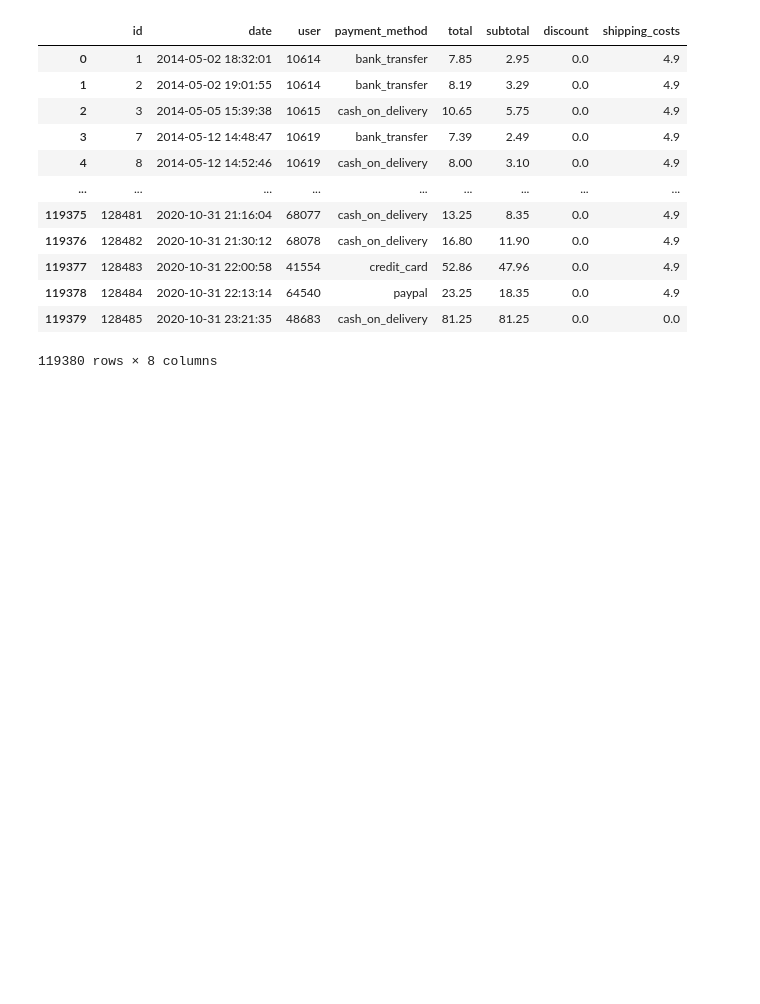
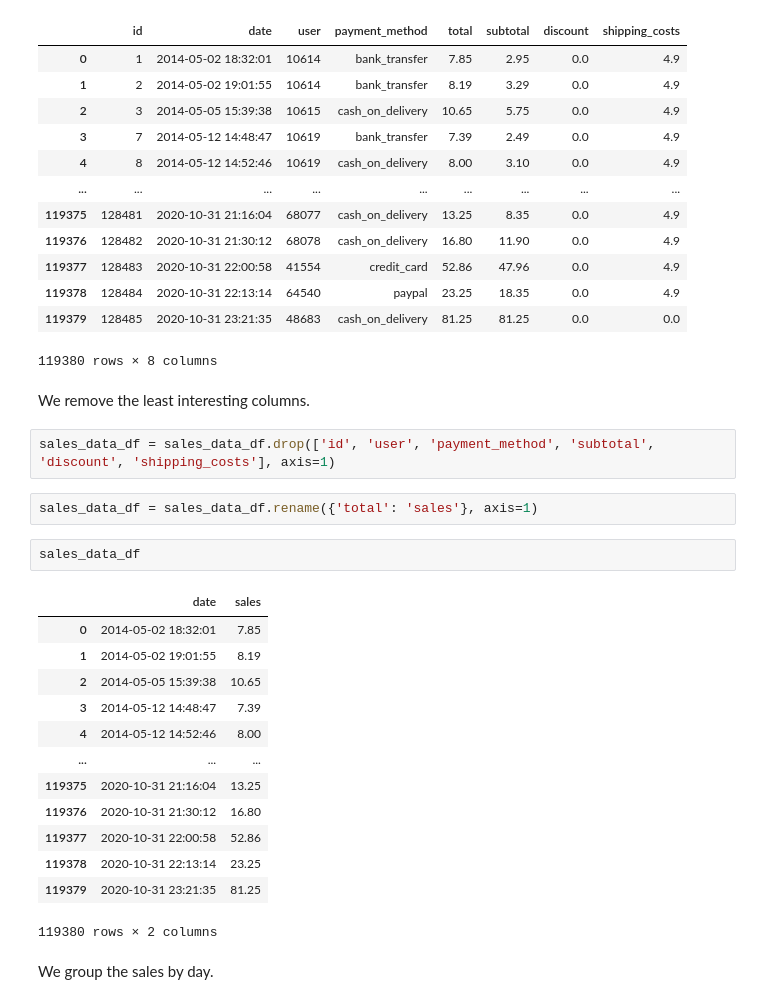
Before and after one commit to carrascosanchez/master-thesis, a Jupyter notebook: master-thesis.ipynb, the cells around one changed output. Drawn from its saved outputs; the diff is of its cells as text; blank space fills up the shorter version.

```diff
--- a/master-thesis.ipynb
+++ b/master-thesis.ipynb
@@ -50,3 +42,27 @@ sales_data_df
 | 119378 | 128484 | 2020-10-31 22:13:14 | 64540 | paypal | 23.25 | 18.35 | 0.0 | 4.9 |
 | 119379 | 128485 | 2020-10-31 23:21:35 | 48683 | cash_on_delivery | 81.25 | 81.25 | 0.0 | 0.0 |
 119380 rows × 8 columns
+# %% [markdown]
+We remove the least interesting columns.
+# %%
+sales_data_df = sales_data_df.drop(['id', 'user', 'payment_method', 'subtotal', 'discount', 'shipping_costs'], axis=1)
+# %%
+sales_data_df = sales_data_df.rename({'total': 'sales'}, axis=1)
+# %%
+sales_data_df
+# %% [output]
+|  | date | sales |
+| 0 | 2014-05-02 18:32:01 | 7.85 |
+| 1 | 2014-05-02 19:01:55 | 8.19 |
+| 2 | 2014-05-05 15:39:38 | 10.65 |
+| 3 | 2014-05-12 14:48:47 | 7.39 |
+| 4 | 2014-05-12 14:52:46 | 8.00 |
+| ... | ... | ... |
+| 119375 | 2020-10-31 21:16:04 | 13.25 |
+| 119376 | 2020-10-31 21:30:12 | 16.80 |
+| 119377 | 2020-10-31 22:00:58 | 52.86 |
+| 119378 | 2020-10-31 22:13:14 | 23.25 |
+| 119379 | 2020-10-31 23:21:35 | 81.25 |
+119380 rows × 2 columns
+# %% [markdown]
+We group the sales by day.
```
Also changed, not shown: parts of 26 cells of this notebook.
